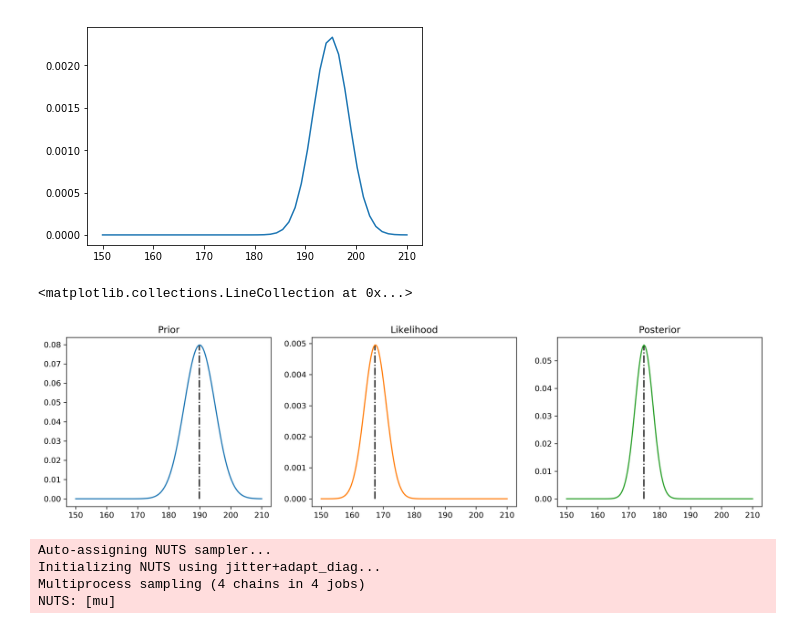
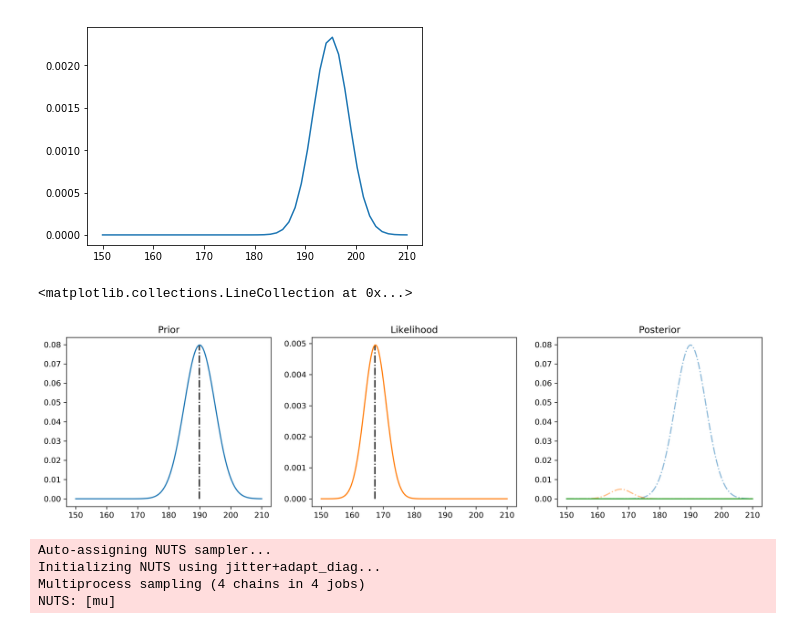
Before and after one commit to ritchie46/pydata-pymc3-prophet, a Jupyter notebook: notebooks/code-up.ipynb, the cells around one changed output. Drawn from its saved outputs; the diff is of its cells as text; code cells hidden in the pictures.

Commit message:
show prior and likelihood in posterior plot

```diff
--- a/notebooks/code-up.ipynb
+++ b/notebooks/code-up.ipynb
@@ -339,28 +339,30 @@ plt.plot(h, np.array([stats.norm(h_i, 5).pdf([200, 190]) for h_i in h]).prod(1))
 # %%
 m = stats.norm(190, 5)
 h = np.linspace(150, 210, num=150)
 
 prior = m.pdf(h)
 likelihood = np.array([stats.norm(h_i, 5).pdf([165, 170]) for h_i in h]).prod(1)
 unnormalized_posterior = prior * likelihood
-posterior = unnormalized_posterior / unnormalized_posterior.sum()
+posterior = unnormalized_posterior
 
 plt.figure(figsize=(16, 4), dpi=300)
 plt.subplot(131)
 plt.title('Prior')
 plt.plot(h, prior)
 plt.vlines(h[prior.argmax()], 0, prior.max(), linestyles='-.')
 plt.subplot(132)
 plt.title('Likelihood')
 plt.plot(h, likelihood, color='C1')
 plt.vlines(h[likelihood.argmax()], 0, likelihood.max(), linestyles='-.')
 plt.subplot(133)
 plt.title('Posterior')
+plt.plot(h, prior, alpha=0.5, ls='-.')
+plt.plot(h, likelihood, alpha=0.5, ls='-.')
 plt.plot(h, posterior, color='C2')
 plt.vlines(h[posterior.argmax()], 0, posterior.max(), linestyles='-.')
 # %% [output]
 <matplotlib.collections.LineCollection at 0x...>
-[figure, old version]
+[figure, new version]
 # %%
 with pm.Model() as m:
     mu = pm.Normal('mu', 190, 5)
```
Also changed, not shown: 2 other files.
